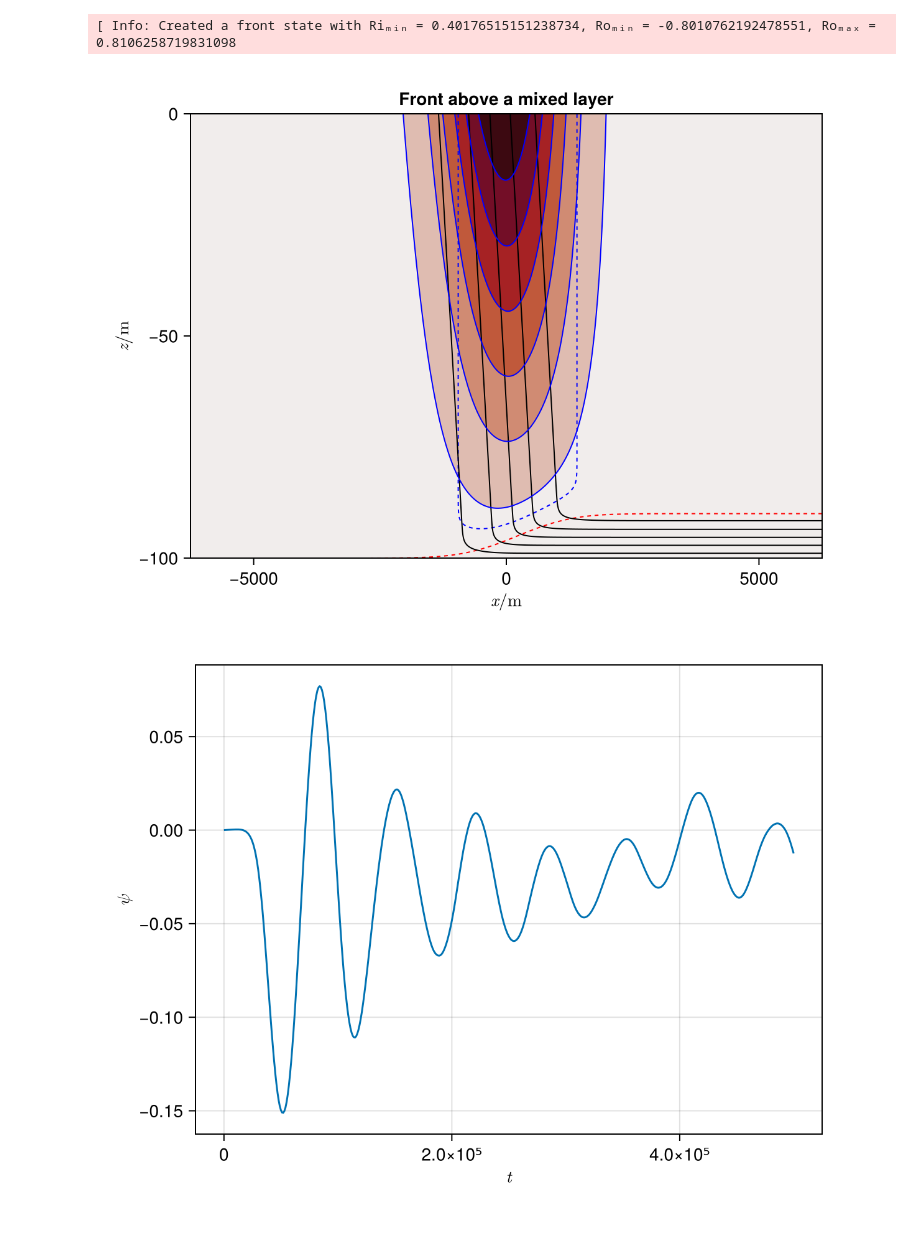
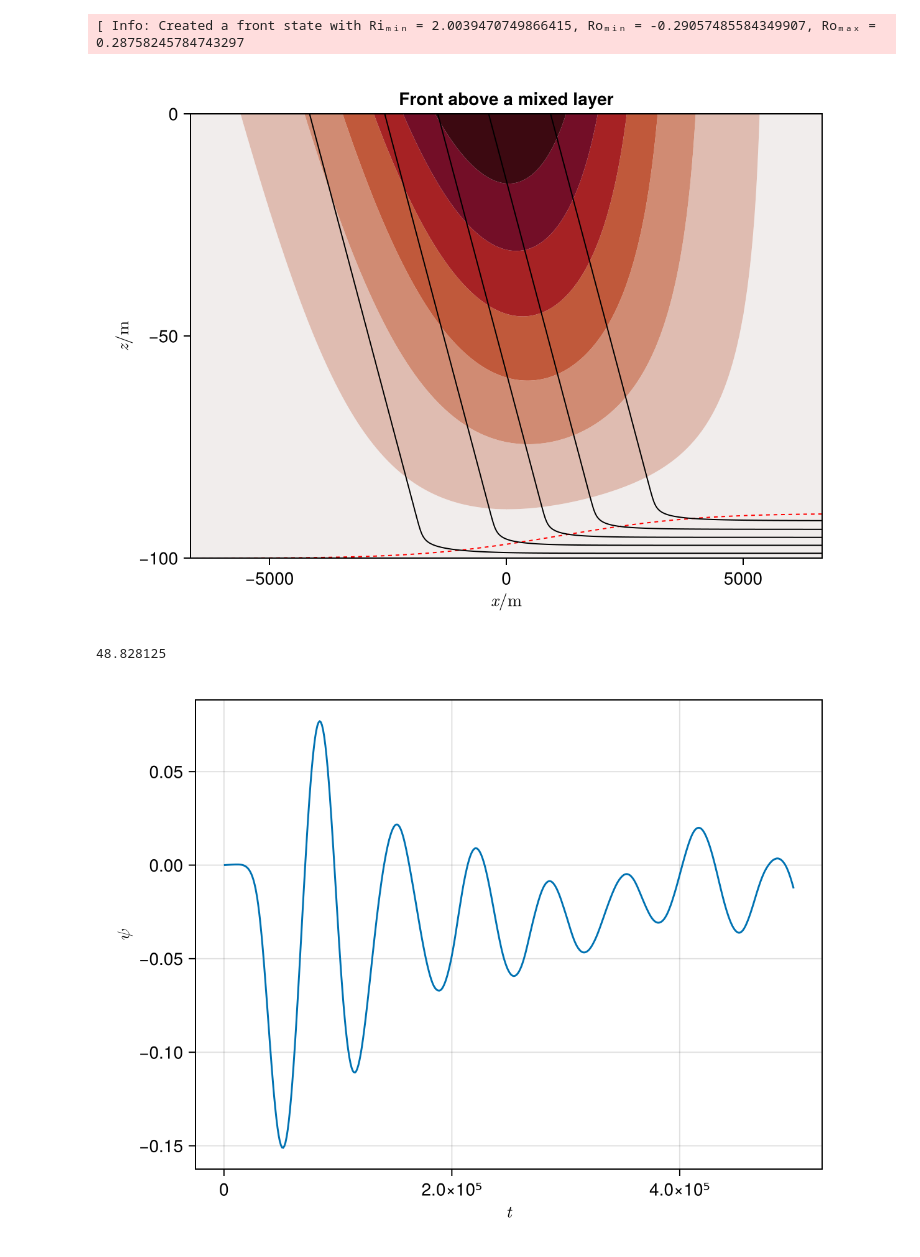
Before and after one commit to erin-atkinson/turbulence-at-fronts, a Jupyter notebook: analysis/FrontInitialisation.ipynb, the cells around one changed output. Cells and saved outputs as stored; diff of their text form; code cells hidden in the pictures.

```diff
--- a/analysis/FrontInitialisation.ipynb
+++ b/analysis/FrontInitialisation.ipynb
@@ -10,7 +12,7 @@ using CairoMakie.Colors
 include("../src-fronts/parameters.jl")
 include("../src-fronts/base_state.jl")
 g(x) = log(1 + exp(x))
-sp = create_simulation_parameters(; Ri=0.4, Ro=0.8, Q=100)
+sp = create_simulation_parameters(; Ri=2, Ro=0.3, Q=100)
 (; xs, zs, u, v, w, b) = get_base_state(sp)
 
 ζ = (circshift(v, (-1, 0)) - circshift(v, (1, 0))) ./ (circshift(xs, -1) - circshift(xs, 1))
@@ -25,39 +27,44 @@ M²[end, :] .= M²[end-1, :]
 q = (ζ .+ sp.f) .* N² .- S .* M²
 
 v_approx(x, z) = let h(x) = sp.H * γ(x/sp.ℓ, sp.δ)
     let x = x + sp.a*sp.H/2
         z₀(x, n) = n <= 0 ? 0 : h(x + sp.a*z₀(x, n-1))
     (1-sp.ε) * sp.N₀² * (h(x+sp.a*z) - h(x+sp.a*z₀(x, 5))) / (sp.f * sp.a)
     end
 end
 
 Ri = N² ./ S.^2
 Ro = ζ ./ sp.f
 
 Riₘᵢₙ = minimum(Ri[:, 2:end])
 Roₘᵢₙ = minimum(Ro)
 Roₘₐₓ = maximum(Ro)
 
 @info "Created a front state with Riₘᵢₙ = $Riₘᵢₙ, Roₘᵢₙ = $Roₘᵢₙ, Roₘₐₓ = $Roₘₐₓ"
 
 fig = Figure()
-ax = Axis(fig[1, 1]; xlabel=L"x / \text{m}", ylabel=L"z / \text{m}", title="Front above a mixed layer", limits=(xs[1], xs[end], -sp.H, 0))
+ax = Axis(fig[1, 1]; xlabel=L"x / \text{m}", ylabel=L"z / \text{m}", title="Front above a mixed layer", limits=(-2sp.ℓ, 2sp.ℓ, -sp.H, 0))
 h(x, z) = z - sp.H * γ(x/sp.ℓ, 0.1)
 
 let a = [v_approx(x, z) for x in xs, z in zs]
+    #contourf!(ax, xs, zs, a; levels=range(-maximum(abs, a), maximum(abs, a), 14), colormap=:balance)
+end
+let a = v
     contourf!(ax, xs, zs, a; levels=range(-maximum(abs, a), maximum(abs, a), 14), colormap=:balance)
 end
 #heatmap!(ax, xs, zs, q; colormap=:balance, colorrange=(-sp.f * sp.N₀²/10, sp.f * sp.N₀²/10))
 contour!(ax, xs, zs, q; levels=[0], color=:blue, linestyle=:dash)
 contour!(ax, xs, zs, (x, z)->h(x + sp.a * (z+sp.H/2), z); color=:red, levels=[0], linestyle=:dash)
 contour!(ax, xs, zs, b; color=:black)
-let a = v
-    contour!(ax, xs, zs, a; levels=range(-maximum(abs, a), maximum(abs, a), 14), color=:blue)
-end
+
 fig
 # %% [output]
-[ Info: Created a front state with Riₘᵢₙ = 0.40176515151238734, Roₘᵢₙ = -0.8010762192478551, Roₘₐₓ = 0.8106258719831098
+[ Info: Created a front state with Riₘᵢₙ = 2.0039470749866415, Roₘᵢₙ = -0.29057485584349907, Roₘₐₓ = 0.28758245784743297
-[figure, old version]
+[figure, new version]
+# %%
+(xs[end]-xs[1]) / 2048
+# %% [output]
+48.828125
 # %%
 # Print simulation outputs
 # Get a state of simulation
```
Also changed, not shown: parts of 1 cell of this notebook, 4 other files.
